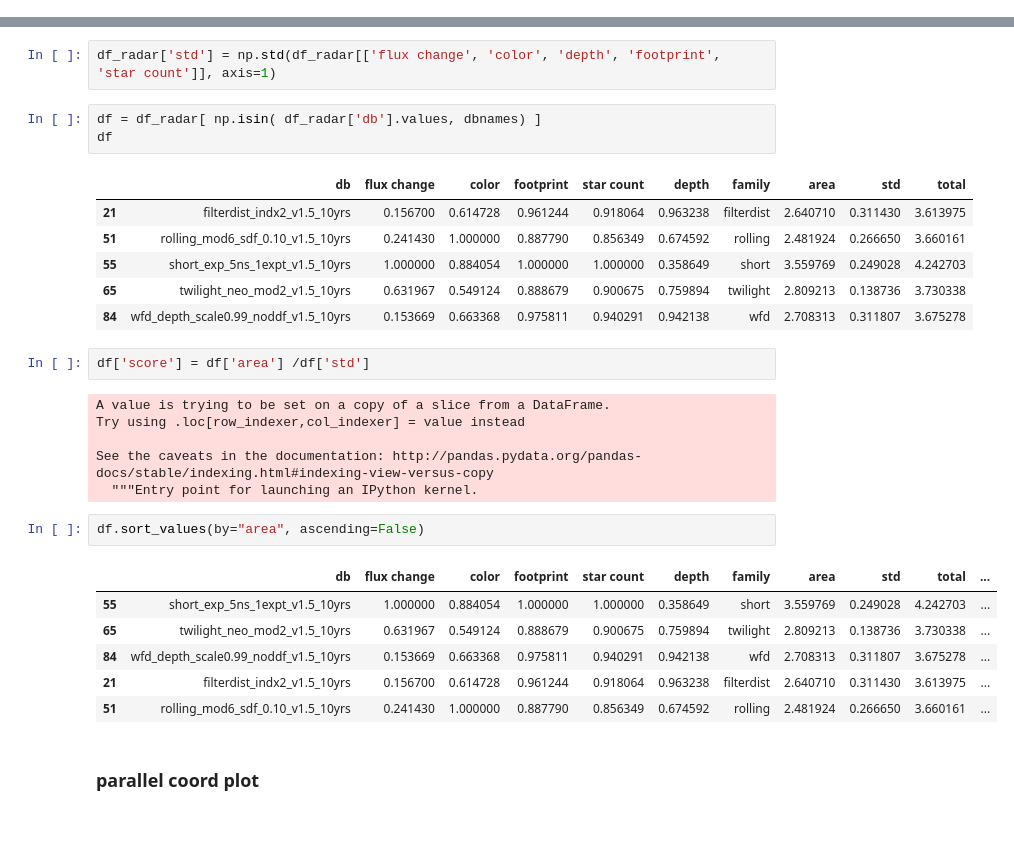
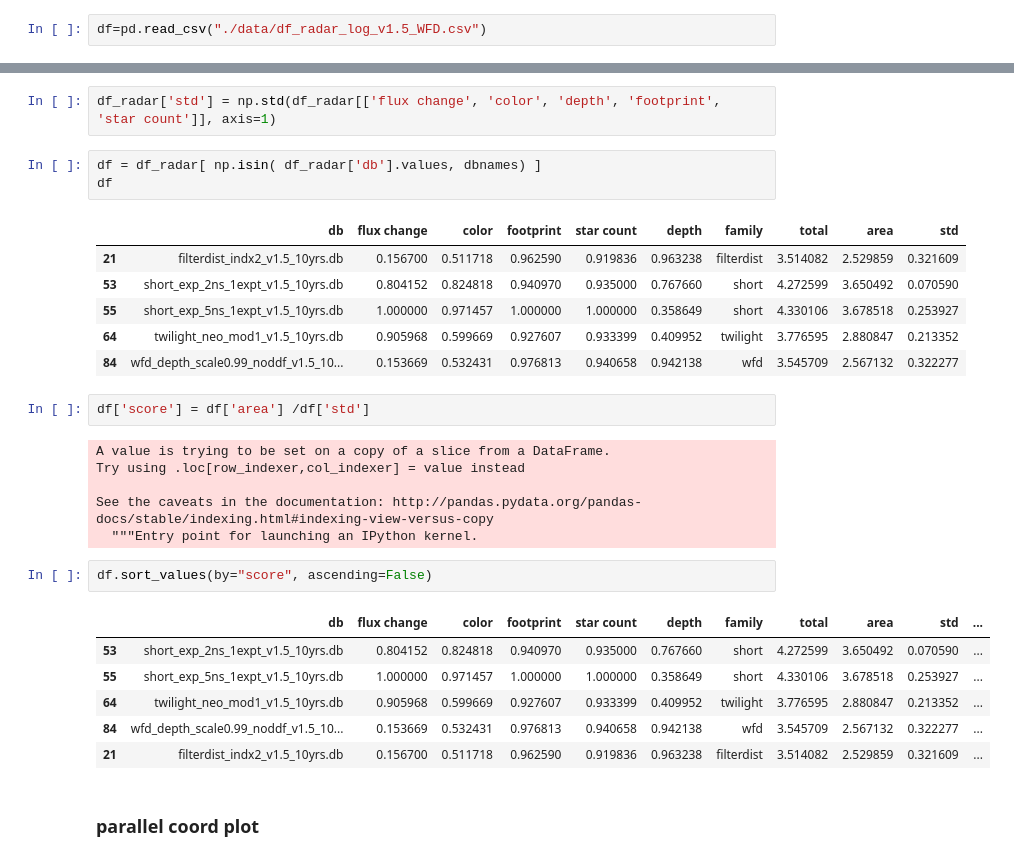
Before and after one commit to fedhere/LSSTunknowns, a Jupyter notebook: tdAdnom/plot_radar_parallel.ipynb, the cells around one changed output, grey strips where cells are left out. Drawn from its saved outputs; the diff is of its cells as text; blank space fills up the shorter version.

```diff
--- a/tdAdnom/plot_radar_parallel.ipynb
+++ b/tdAdnom/plot_radar_parallel.ipynb
@@ -369,3 +369,5 @@ df=df_radar
+# %%
+df=pd.read_csv("./data/df_radar_log_v1.5_WFD.csv")
 # %%
 df.iloc[0]
 # %% [output]
@@ -395,12 +397,12 @@ df_radar['std'] = np.std(df_radar[['flux change', 'color', 'depth', 'footprint',
 df = df_radar[ np.isin( df_radar['db'].values, dbnames) ]
 df
 # %% [output]
-|  | db | flux change | color | footprint | star count | depth | family | area | std | total |
-| 21 | filterdist_indx2_v1.5_10yrs | 0.156700 | 0.614728 | 0.961244 | 0.918064 | 0.963238 | filterdist | 2.640710 | 0.311430 | 3.613975 |
-| 51 | rolling_mod6_sdf_0.10_v1.5_10yrs | 0.241430 | 1.000000 | 0.887790 | 0.856349 | 0.674592 | rolling | 2.481924 | 0.266650 | 3.660161 |
-| 55 | short_exp_5ns_1expt_v1.5_10yrs | 1.000000 | 0.884054 | 1.000000 | 1.000000 | 0.358649 | short | 3.559769 | 0.249028 | 4.242703 |
-| 65 | twilight_neo_mod2_v1.5_10yrs | 0.631967 | 0.549124 | 0.888679 | 0.900675 | 0.759894 | twilight | 2.809213 | 0.138736 | 3.730338 |
-| 84 | wfd_depth_scale0.99_noddf_v1.5_10yrs | 0.153669 | 0.663368 | 0.975811 | 0.940291 | 0.942138 | wfd | 2.708313 | 0.311807 | 3.675278 |
+|  | db | flux change | color | footprint | star count | depth | family | total | area | std |
+| 21 | filterdist_indx2_v1.5_10yrs.db | 0.156700 | 0.511718 | 0.962590 | 0.919836 | 0.963238 | filterdist | 3.514082 | 2.529859 | 0.321609 |
+| 53 | short_exp_2ns_1expt_v1.5_10yrs.db | 0.804152 | 0.824818 | 0.940970 | 0.935000 | 0.767660 | short | 4.272599 | 3.650492 | 0.070590 |
+| 55 | short_exp_5ns_1expt_v1.5_10yrs.db | 1.000000 | 0.971457 | 1.000000 | 1.000000 | 0.358649 | short | 4.330106 | 3.678518 | 0.253927 |
+| 64 | twilight_neo_mod1_v1.5_10yrs.db | 0.905968 | 0.599669 | 0.927607 | 0.933399 | 0.409952 | twilight | 3.776595 | 2.880847 | 0.213352 |
+| 84 | wfd_depth_scale0.99_noddf_v1.5_10... | 0.153669 | 0.532431 | 0.976813 | 0.940658 | 0.942138 | wfd | 3.545709 | 2.567132 | 0.322277 |
 # %%
 df['score'] = df['area'] /df['std']
 # %% [output]
@@ -410,14 +412,14 @@ Try using .loc[row_indexer,col_indexer] = value instead
 See the caveats in the documentation: http://pandas.pydata.org/pandas-docs/stable/indexing.html#indexing-view-versus-copy
   """Entry point for launching an IPython kernel.
 # %%
-df.sort_values(by="area", ascending=False)
+df.sort_values(by="score", ascending=False)
 # %% [output]
-|  | db | flux change | color | footprint | star count | depth | family | area | std | total | ... |
-| 55 | short_exp_5ns_1expt_v1.5_10yrs | 1.000000 | 0.884054 | 1.000000 | 1.000000 | 0.358649 | short | 3.559769 | 0.249028 | 4.242703 | ... |
-| 65 | twilight_neo_mod2_v1.5_10yrs | 0.631967 | 0.549124 | 0.888679 | 0.900675 | 0.759894 | twilight | 2.809213 | 0.138736 | 3.730338 | ... |
-| 84 | wfd_depth_scale0.99_noddf_v1.5_10yrs | 0.153669 | 0.663368 | 0.975811 | 0.940291 | 0.942138 | wfd | 2.708313 | 0.311807 | 3.675278 | ... |
-| 21 | filterdist_indx2_v1.5_10yrs | 0.156700 | 0.614728 | 0.961244 | 0.918064 | 0.963238 | filterdist | 2.640710 | 0.311430 | 3.613975 | ... |
-| 51 | rolling_mod6_sdf_0.10_v1.5_10yrs | 0.241430 | 1.000000 | 0.887790 | 0.856349 | 0.674592 | rolling | 2.481924 | 0.266650 | 3.660161 | ... |
+|  | db | flux change | color | footprint | star count | depth | family | total | area | std | ... |
+| 53 | short_exp_2ns_1expt_v1.5_10yrs.db | 0.804152 | 0.824818 | 0.940970 | 0.935000 | 0.767660 | short | 4.272599 | 3.650492 | 0.070590 | ... |
+| 55 | short_exp_5ns_1expt_v1.5_10yrs.db | 1.000000 | 0.971457 | 1.000000 | 1.000000 | 0.358649 | short | 4.330106 | 3.678518 | 0.253927 | ... |
+| 64 | twilight_neo_mod1_v1.5_10yrs.db | 0.905968 | 0.599669 | 0.927607 | 0.933399 | 0.409952 | twilight | 3.776595 | 2.880847 | 0.213352 | ... |
+| 84 | wfd_depth_scale0.99_noddf_v1.5_10... | 0.153669 | 0.532431 | 0.976813 | 0.940658 | 0.942138 | wfd | 3.545709 | 2.567132 | 0.322277 | ... |
+| 21 | filterdist_indx2_v1.5_10yrs.db | 0.156700 | 0.511718 | 0.962590 | 0.919836 | 0.963238 | filterdist | 3.514082 | 2.529859 | 0.321609 | ... |
 # %% [markdown]
 ### parallel coord plot
 # %%
```
Also changed, not shown: parts of 5 cells of this notebook, 20 other files.
